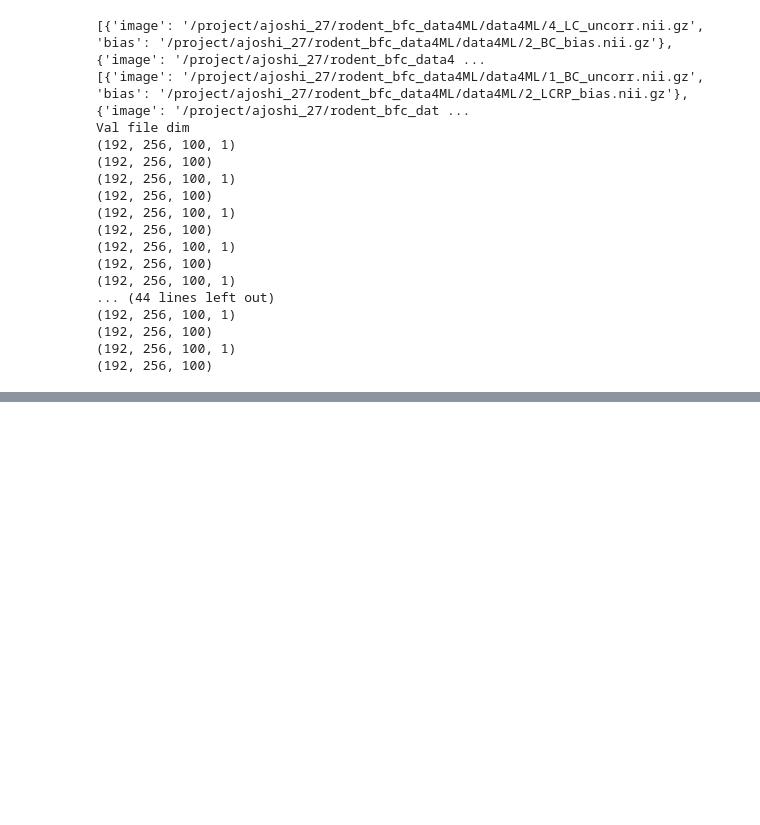
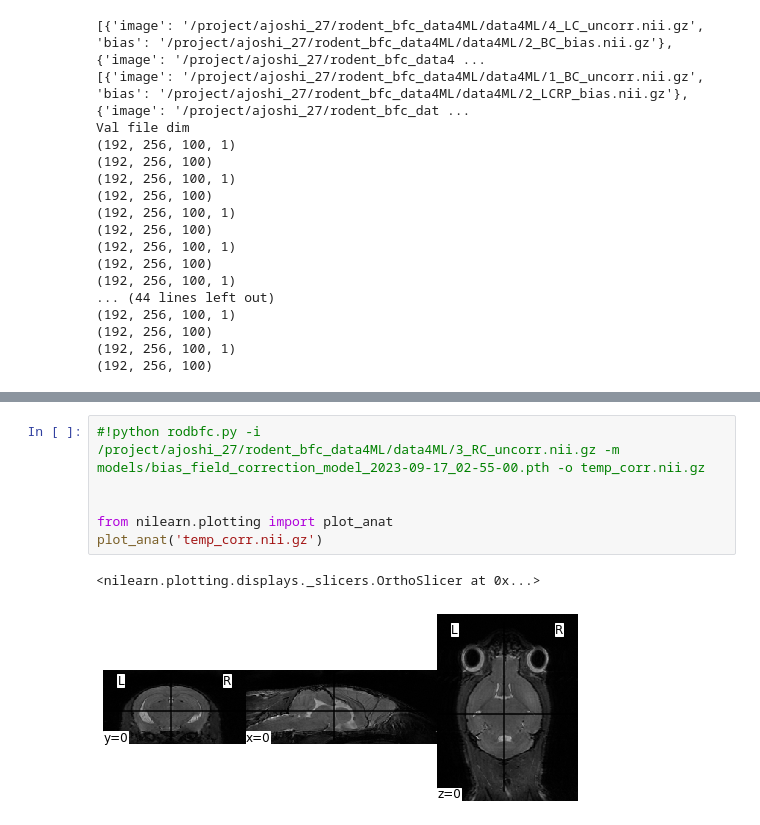
Before and after one commit to MouseSuite/rodbfc, a Jupyter notebook: main_training.ipynb, the cells around one changed output, grey strips where cells are left out. Saved outputs shown, nothing was run; the diff lists cells and outputs as text; blank space fills up the shorter version.

```diff
--- a/main_training.ipynb
+++ b/main_training.ipynb
@@ -448,0 +454,9 @@ nib.save(result_nifti, test_corrected_image_path)
+# %%
+#!python rodbfc.py -i /project/ajoshi_27/rodent_bfc_data4ML/data4ML/3_RC_uncorr.nii.gz -m models/bias_field_correction_model_2023-09-17_02-55-00.pth -o temp_corr.nii.gz
+
+
+from nilearn.plotting import plot_anat
+plot_anat('temp_corr.nii.gz')
+# %% [output]
+<nilearn.plotting.displays._slicers.OrthoSlicer at 0x...>
+[figure, added]
```
Also changed, not shown: parts of 2 cells of this notebook, 3 other files.
